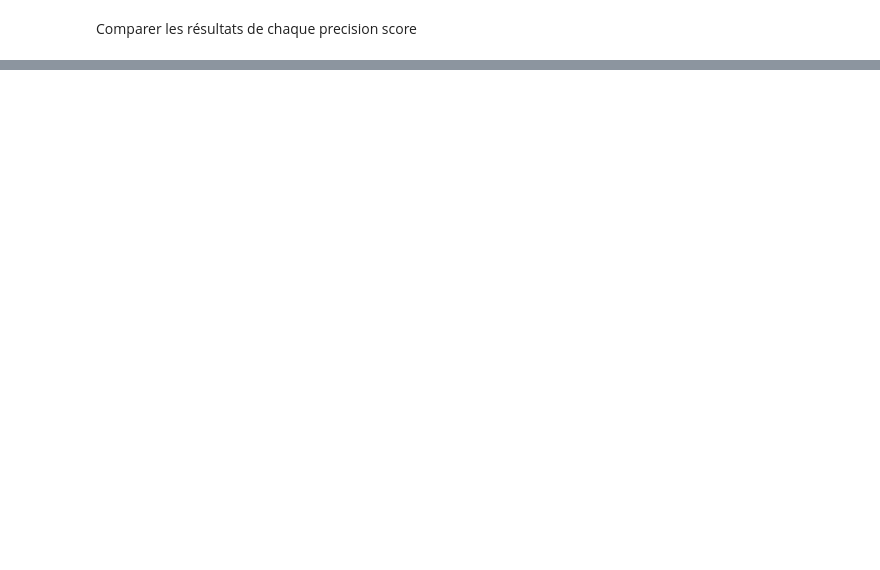
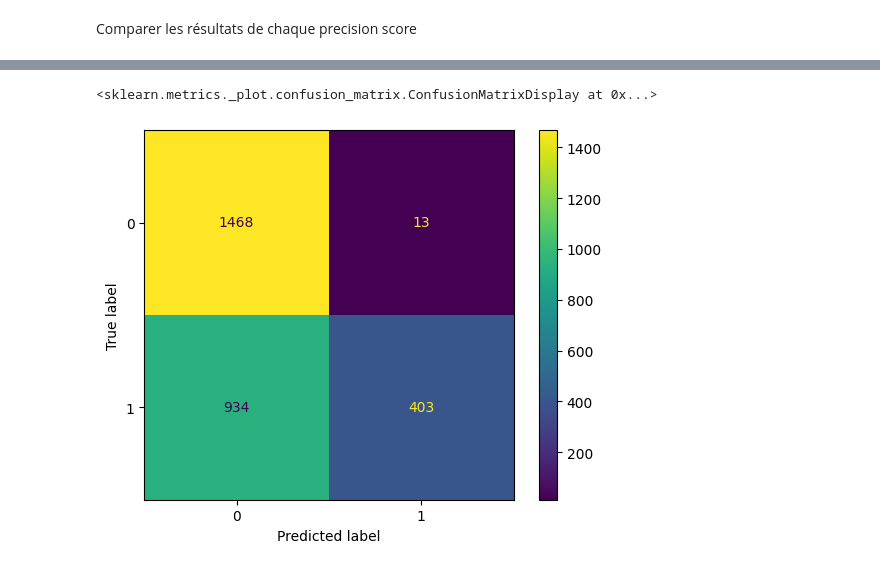
Before and after one commit to soundbond-team/bond, a Jupyter notebook: scripts/models_bis.ipynb, the cells around one changed output, grey strips where cells are left out. Drawn from its saved outputs; the diff is of its cells as text; code cells hidden in the pictures; blank space fills up the shorter version.

```diff
--- a/scripts/models_bis.ipynb
+++ b/scripts/models_bis.ipynb
@@ -337,0 +346,5 @@ plt.plot(models, accuracy)
+# %%
+# load the data from the data source
+data_twitter = pd.read_json('../data/accountTwitterData.json')
+print(data_twitter.shape)
+data_twitter.head()
@@ -337,0 +359,17 @@ plt.plot(models, accuracy)
+# %%
+X = data_twitter.isFake
+Y = data_twitter.drop(['isFake', 'id'], axis=1)
+
+
+rf_twitter_pred = rf_model.predict(Y)
+
+#création et affichage de la matrice de confusion
+
+from sklearn.metrics import ConfusionMatrixDisplay, confusion_matrix
+
+conf = confusion_matrix(X, rf_twitter_pred)
+disp = ConfusionMatrixDisplay(confusion_matrix=conf)
+disp.plot()
+# %% [output]
+<sklearn.metrics._plot.confusion_matrix.ConfusionMatrixDisplay at 0x...>
+[figure, added]
```
Also changed, not shown: parts of 15 cells of this notebook, 4 other files.
